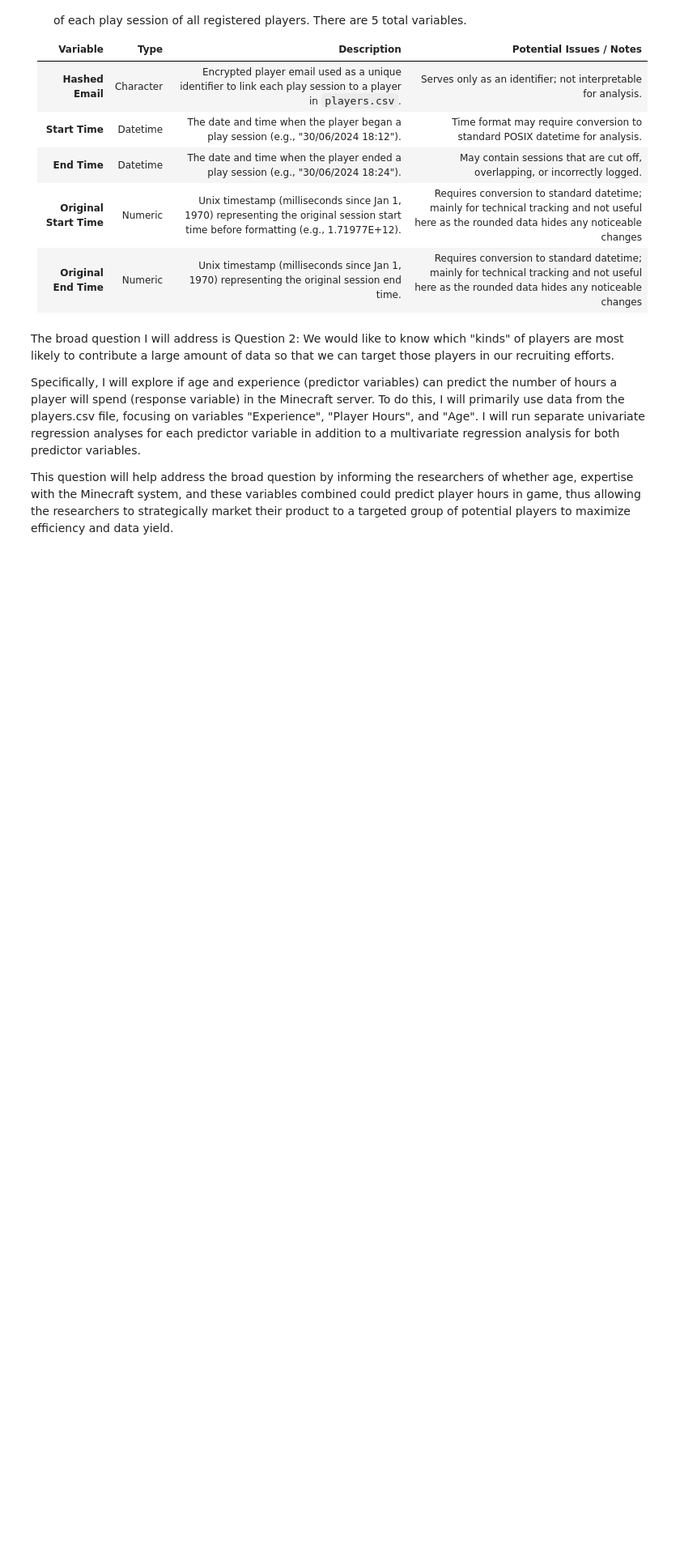
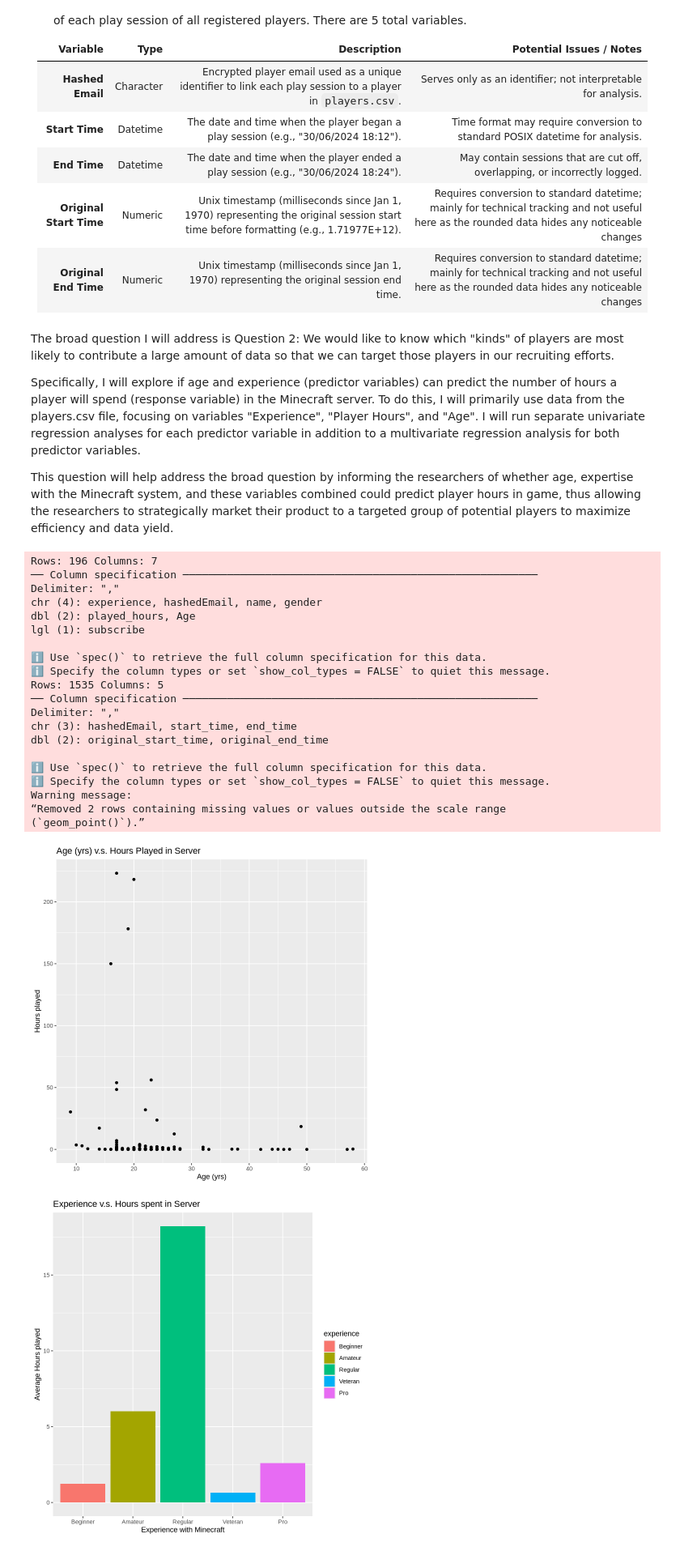
Before and after one commit to benjamin-h182/DSCI-Assignment, a Jupyter notebook: Individual Report.ipynb, the cells around one changed output. Shown at 81% size. Cells and saved outputs as stored; diff of their text form; code cells hidden in the pictures; blank space fills up the shorter version.

Commit message:
Added Exploratory Data Analysis and Visualization & Interpretations

```diff
--- a/Individual Report.ipynb
+++ b/Individual Report.ipynb
@@ -48,3 +48,47 @@ The broad question I will address is Question 2: We would like to know which "ki
 Specifically, I will explore if age and experience (predictor variables) can predict the number of hours a player will spend (response variable) in the Minecraft server. To do this, I will primarily use data from the players.csv file, focusing on variables "Experience", "Player Hours", and "Age". I will run separate univariate regression analyses for each predictor variable in addition to a multivariate regression analysis for both predictor variables.
 
 This question will help address the broad question by informing the researchers of whether age, expertise with the Minecraft system, and these variables combined could predict player hours in game, thus allowing the researchers to strategically market their product to a targeted group of potential players to maximize efficiency and data yield.
+# %%
+#Code only, Response Answers are below.
+
+player_data <- read_csv("data/players.csv")
+
+
+mean_hours <- player_data |> summarize(Average_Hours_Played = mean(played_hours))
+mean_age <- player_data |> summarize(Average_Age = mean(Age, na.rm = TRUE))
+median_hours <- player_data |> summarize(Median_Hours_Played = median(played_hours, na.rm = TRUE))
+median_age <- player_data |> summarize(Media_Age = median(Age, na.rm = TRUE))
+
+session_data <- read_csv("data/sessions.csv")
+
+age_hour_graph <- player_data |> ggplot(aes(x = Age, y = played_hours)) + geom_point() + labs(x = "Age (yrs)", y = "Hours played", title = "Age (yrs) v.s. Hours Played in Server")
+age_hour_graph
+
+player_data_new <- player_data |> group_by(experience) |> summarize(average = mean(played_hours)) |> mutate(experience = factor(experience,
+                             levels = c("Beginner", "Amateur", "Regular", "Veteran", "Pro")))
+
+experience_hour_graph <- player_data_new |> ggplot(aes(x = experience, y = average, fill = experience)) + geom_bar(stat = "identity") + labs(title = "Experience v.s. Hours spent in Server", x = "Experience with Minecraft", y = "Average Hours played")
+experience_hour_graph
+# %% [output]
+Rows: 196 Columns: 7
+── Column specification ────────────────────────────────────────────────────────
+Delimiter: ","
+chr (4): experience, hashedEmail, name, gender
+dbl (2): played_hours, Age
+lgl (1): subscribe
+
+ℹ Use `spec()` to retrieve the full column specification for this data.
+ℹ Specify the column types or set `show_col_types = FALSE` to quiet this message.
+Rows: 1535 Columns: 5
+── Column specification ────────────────────────────────────────────────────────
+Delimiter: ","
+chr (3): hashedEmail, start_time, end_time
+dbl (2): original_start_time, original_end_time
+
+ℹ Use `spec()` to retrieve the full column specification for this data.
+ℹ Specify the column types or set `show_col_types = FALSE` to quiet this message.
+Warning message:
+“Removed 2 rows containing missing values or values outside the scale range
+(`geom_point()`).”
+[figure, added]
+[figure, added]
```
Also changed, not shown: parts of 1 cell of this notebook.
